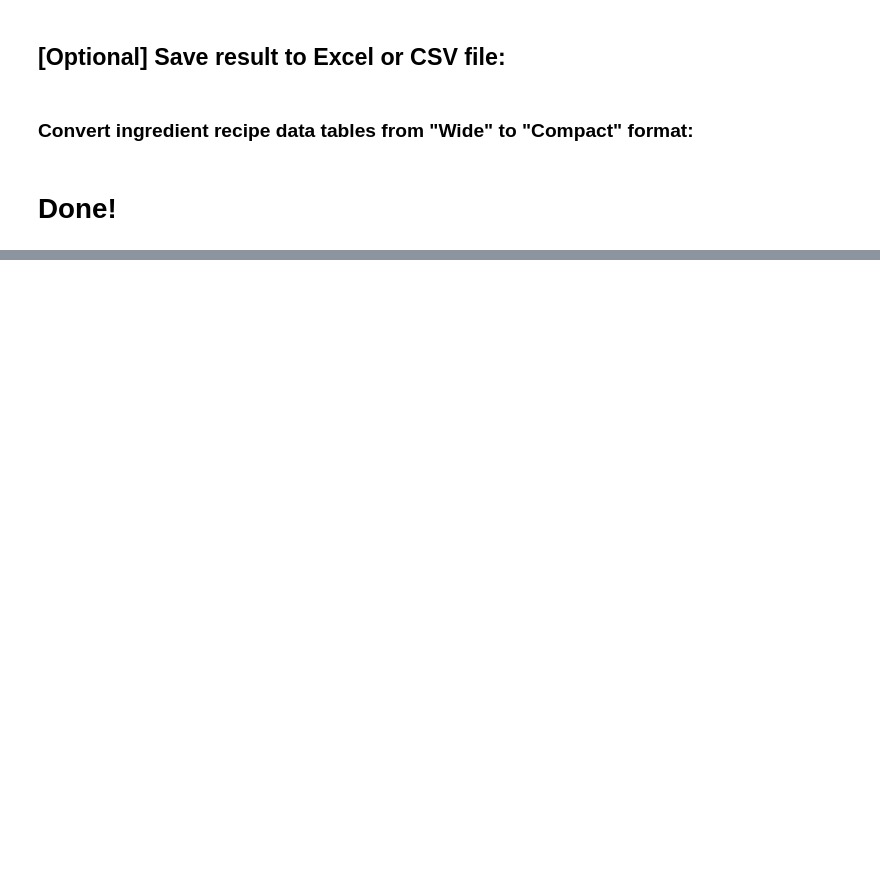
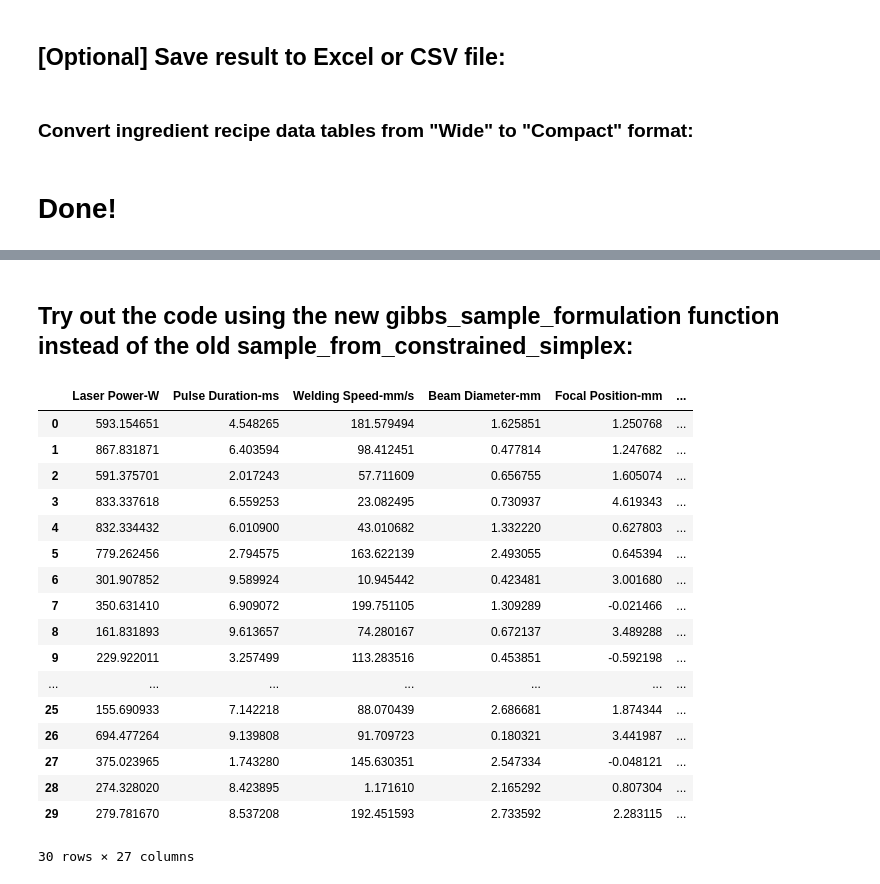
Before and after one commit to kylecsnow/js-ml-dashboard, a Jupyter notebook: backend/notebooks/Synthetic Dataset Generator.ipynb, the cells around one changed output, grey strips where cells are left out. Cells and saved outputs as stored; diff of their text form; code cells hidden in the pictures; blank space fills up the shorter version.

```diff
--- a/backend/notebooks/Synthetic Dataset Generator.ipynb
+++ b/backend/notebooks/Synthetic Dataset Generator.ipynb
@@ -426,0 +735,55 @@ data_df.to_csv("./laser_welding_with_formulation.csv", index=False)
+# %% [markdown]
+## Try out the code using the new gibbs_sample_formulation function instead of the old sample_from_constrained_simplex:
+# %%
+inputs = {
+    "general": {
+        "Laser Power": {"min": 100, "max": 1000, "units": "W"},
+        "Pulse Duration": {"min": 0.1, "max": 10, "units": "ms"},
+        "Welding Speed": {"min": 1, "max": 200, "units": "mm/s"},
+        "Beam Diameter": {"min": 0.1, "max": 3, "units": "mm"},
+        "Focal Position": {"min": -2, "max": 5, "units": "mm"},
+        # "Shielding Gas Type": {"min": , "max": , "units": "n/a"},  # leave out categorical inputs for now
+        "Flow Rate": {"min": 5, "max": 25, "units": "L/min"},
+        "Heat Input": {"min": 10, "max": 500, "units": "J/mm"},
+        "Ambient Temperature": {"min": 20, "max": 30, "units": "degC"},
+        "Cooling Rate": {"min": 10, "max": 1000, "units": "degC/s"},
+    },
+    "formulation": {
+        "Carbon": {"min": 0.0, "max": 0.0008, "units": "%"},
+        "Manganese": {"min": 0.00, "max": 0.02, "units": "%"},
+        "Molybdenum": {"min": 0.01, "max": 0.05, "units": "%"},
+        "Nickel": {"min": 0.05, "max": 0.70, "units": "%"},
+        "Chromium": {"min": 0.10, "max": 0.40, "units": "%"},
+        "Iron": {"min": 0.0, "max": 1.0, "units": "%"},
+        "Gold": {"min": 0.0, "max": 1.0, "units": "%"}
+    },
+}
+
+outputs = {
+    "Hardness": {"min": 200, "max": 800, "units": "HV"},
+    "Fatigue Life": {"min": 10000, "max": 100000, "units": "numCycles"},
+    "Wear Rate": {"min": 0.01, "max": 1.0, "units": "mg/m"},
+    "Cutting Efficiency": {"min": 0.1, "max": 5, "units": "m/s"},
+}
+# %%
+data_df, coefs_df = build_sythetic_demo_dataset(inputs=inputs, outputs=outputs, num_rows=30)
+data_df
+# %% [output]
+|  | Laser Power-W | Pulse Duration-ms | Welding Speed-mm/s | Beam Diameter-mm | Focal Position-mm | ... |
+| 0 | 593.154651 | 4.548265 | 181.579494 | 1.625851 | 1.250768 | ... |
+| 1 | 867.831871 | 6.403594 | 98.412451 | 0.477814 | 1.247682 | ... |
+| 2 | 591.375701 | 2.017243 | 57.711609 | 0.656755 | 1.605074 | ... |
+| 3 | 833.337618 | 6.559253 | 23.082495 | 0.730937 | 4.619343 | ... |
+| 4 | 832.334432 | 6.010900 | 43.010682 | 1.332220 | 0.627803 | ... |
+| 5 | 779.262456 | 2.794575 | 163.622139 | 2.493055 | 0.645394 | ... |
+| 6 | 301.907852 | 9.589924 | 10.945442 | 0.423481 | 3.001680 | ... |
+| 7 | 350.631410 | 6.909072 | 199.751105 | 1.309289 | -0.021466 | ... |
+| 8 | 161.831893 | 9.613657 | 74.280167 | 0.672137 | 3.489288 | ... |
+| 9 | 229.922011 | 3.257499 | 113.283516 | 0.453851 | -0.592198 | ... |
+| ... | ... | ... | ... | ... | ... | ... |
+| 25 | 155.690933 | 7.142218 | 88.070439 | 2.686681 | 1.874344 | ... |
+| 26 | 694.477264 | 9.139808 | 91.709723 | 0.180321 | 3.441987 | ... |
+| 27 | 375.023965 | 1.743280 | 145.630351 | 2.547334 | -0.048121 | ... |
+| 28 | 274.328020 | 8.423895 | 1.171610 | 2.165292 | 0.807304 | ... |
+| 29 | 279.781670 | 8.537208 | 192.451593 | 2.733592 | 2.283115 | ... |
+30 rows × 27 columns
```
Also changed, not shown: parts of 19 cells of this notebook, 3 other files.
